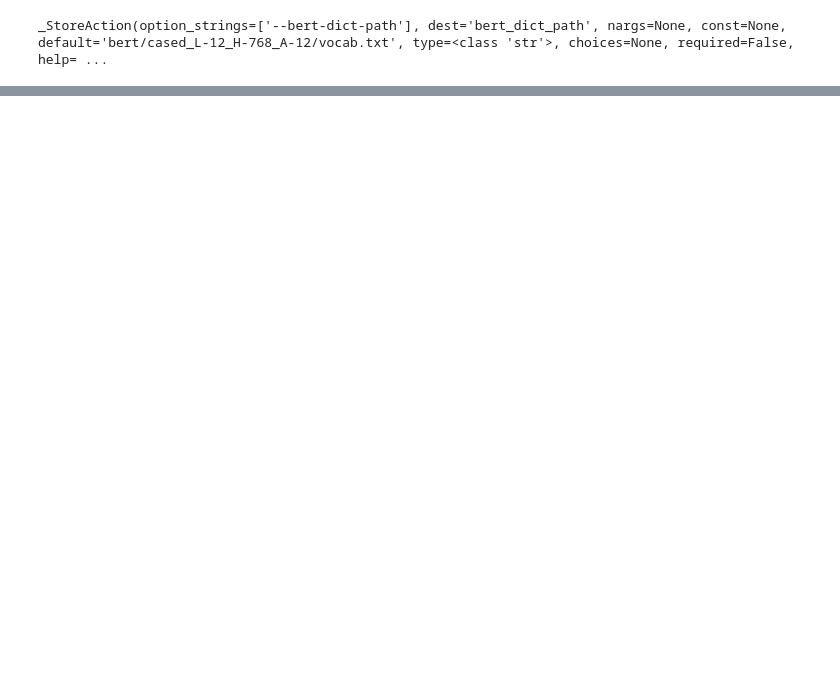
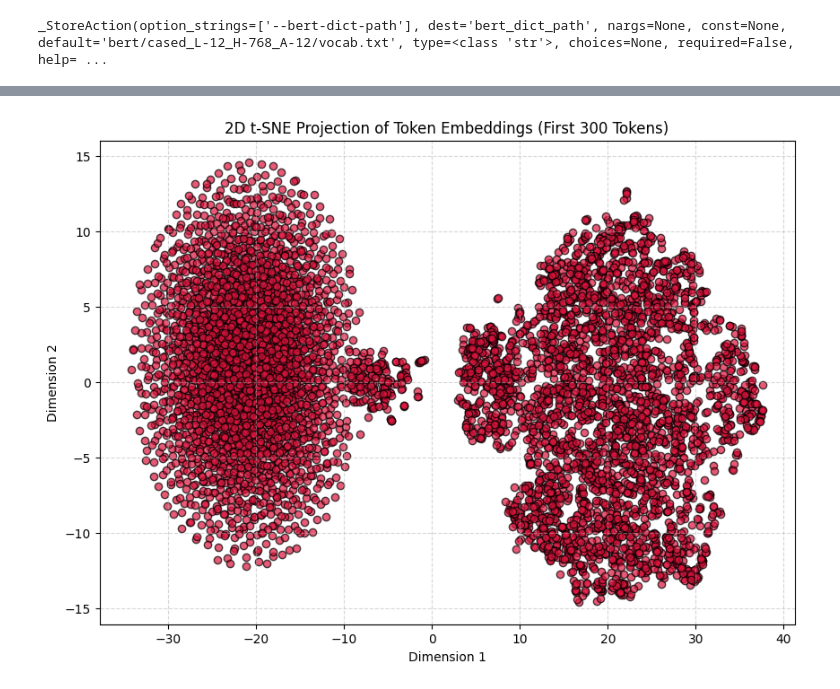
Before and after one commit to pesqSC/DeepSC, a Jupyter notebook: test.ipynb, the cells around one changed output, grey strips where cells are left out. Drawn from its saved outputs; the diff is of its cells as text; code cells hidden in the pictures; blank space fills up the shorter version.

```diff
--- a/test.ipynb
+++ b/test.ipynb
@@ -641,0 +613,31 @@ Decoder(
+# %%
+import matplotlib.pyplot as plt
+
+# Optional: pip install scikit-learn
+from sklearn.decomposition import PCA
+from sklearn.manifold import TSNE
+
+# 1. Take a sample of embeddings (e.g., 300 tokens) to reduce compute time
+num_samples = 6327
+embedding_matrix = deepsc.encoder.embedding.weight.data
+sample_weights = embedding_matrix[:num_samples].cpu().numpy()
+
+# 2. Reduce 128 dimensions down to 2 dimensions using t-SNE (or PCA)
+# For PCA: reducer = PCA(n_components=2)
+reducer = TSNE(n_components=2, perplexity=30, random_state=42)
+embeddings_2d = reducer.fit_transform(sample_weights)
+
+# 3. Plot the 2D projection
+plt.figure(figsize=(10, 7))
+plt.scatter(
+    embeddings_2d[:, 0], embeddings_2d[:, 1], alpha=0.7, c="crimson", edgecolors="k"
+)
+
+plt.title("2D t-SNE Projection of Token Embeddings (First 300 Tokens)")
+plt.xlabel("Dimension 1")
+plt.ylabel("Dimension 2")
+plt.grid(True, linestyle="--", alpha=0.5)
+# plt.savefig("embedding_tsne.png", dpi=300)
+plt.show()
+# %% [output]
+[figure, added]
```
Also changed, not shown: parts of 32 cells of this notebook, 1 other file.
